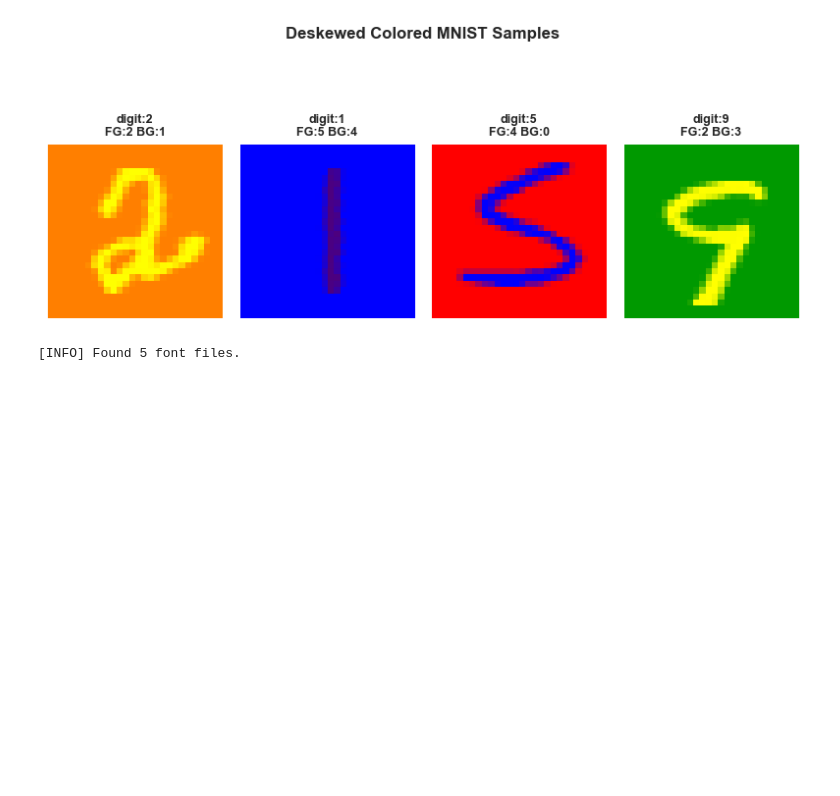
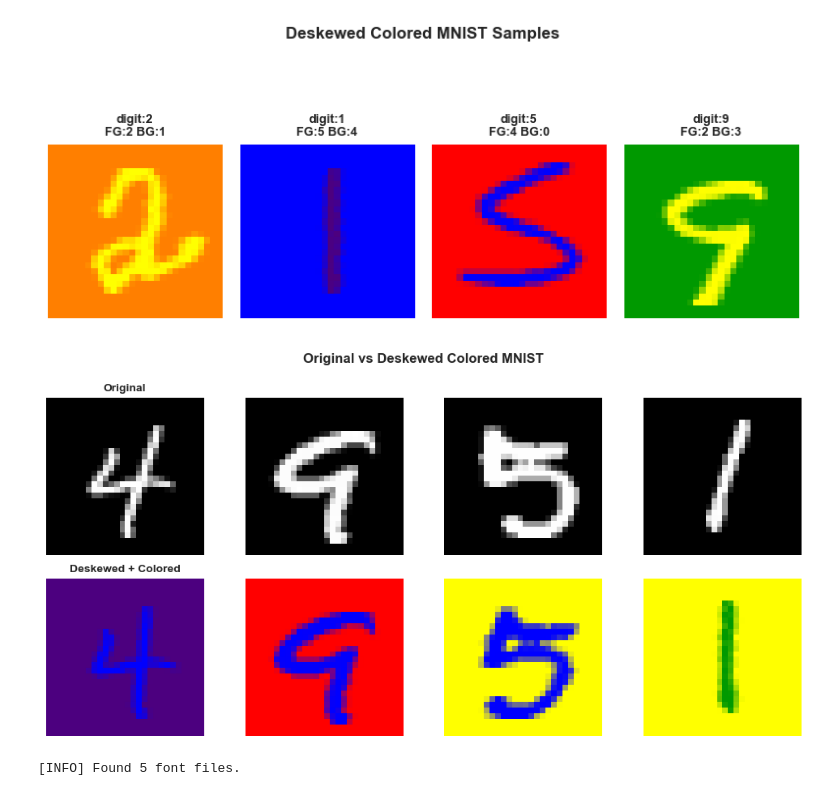
Before and after one commit to ML-SSU-2025/colored-mnist-classification, a Jupyter notebook: notebooks/01_preprocessing_colored_mnist.ipynb, the cells around one changed output. Cells and saved outputs as stored; diff of their text form; code cells hidden in the pictures; blank space fills up the shorter version.

Commit message:
cell 6-3: Original vs Deskewed Colored MNIST

```diff
--- a/notebooks/01_preprocessing_colored_mnist.ipynb
+++ b/notebooks/01_preprocessing_colored_mnist.ipynb
@@ -394,6 +394,45 @@ plt.tight_layout()
 plt.show()
 # %% [output]
 [figure]
+# %%
+# ------------------------------------------------------------
+# [Cell 6-3: visualize] Original vs Deskewed Colored MNIST
+# ------------------------------------------------------------
+
+n_show = 4
+idxs = np.random.choice(len(X_gray_all), n_show, replace=False)
+
+plt.figure(figsize=(10, 5))
+
+for i, idx in enumerate(idxs):
+    original = X_gray_all[idx]              # original grayscale (28x28)
+    deskew_rgb = X_base_rgb[idx]            # deskewed + colored version
+
+    digit_label = y_base_digit[idx]
+    fg_label = y_base_fg[idx]
+    bg_label = y_base_bg[idx]
+
+    # ----- Top row: Original -----
+    plt.subplot(2, n_show, i + 1)
+    plt.imshow(original, cmap="gray")
+    plt.axis("off")
+    if i == 0:
+        plt.title("Original", fontsize=10, fontweight="bold")
+
+    # ----- Bottom row: Deskewed + Colored -----
+    plt.subplot(2, n_show, i + 1 + n_show)
+    plt.imshow(deskew_rgb)
+    plt.axis("off")
+    if i == 0:
+        plt.title("Deskewed + Colored", fontsize=10, fontweight="bold")
+    plt.xlabel(f"digit:{digit_label}\nFG:{fg_label}, BG:{bg_label}",
+               fontsize=8, fontweight="bold")
+
+plt.suptitle("Original vs Deskewed Colored MNIST", fontsize=12, fontweight="bold")
+plt.tight_layout()
+plt.show()
+# %% [output]
+[figure, added]
 # %%
 # ------------------------------------------------------------
 # [Cell 7] Font path discovery and digit rendering
```
Also changed, not shown: parts of 1 cell of this notebook.
